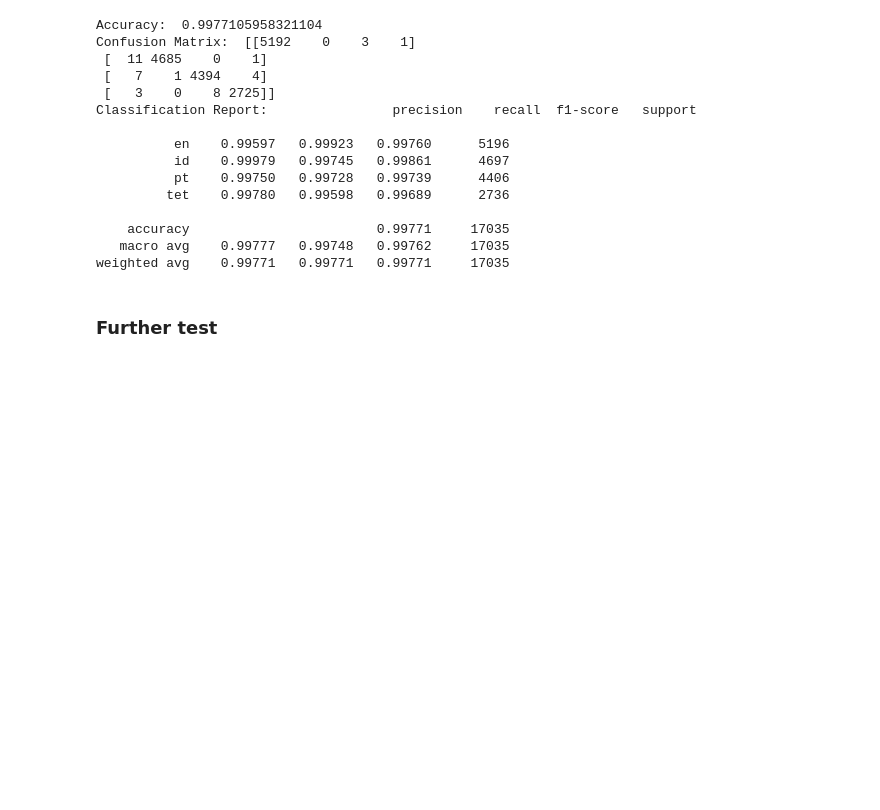
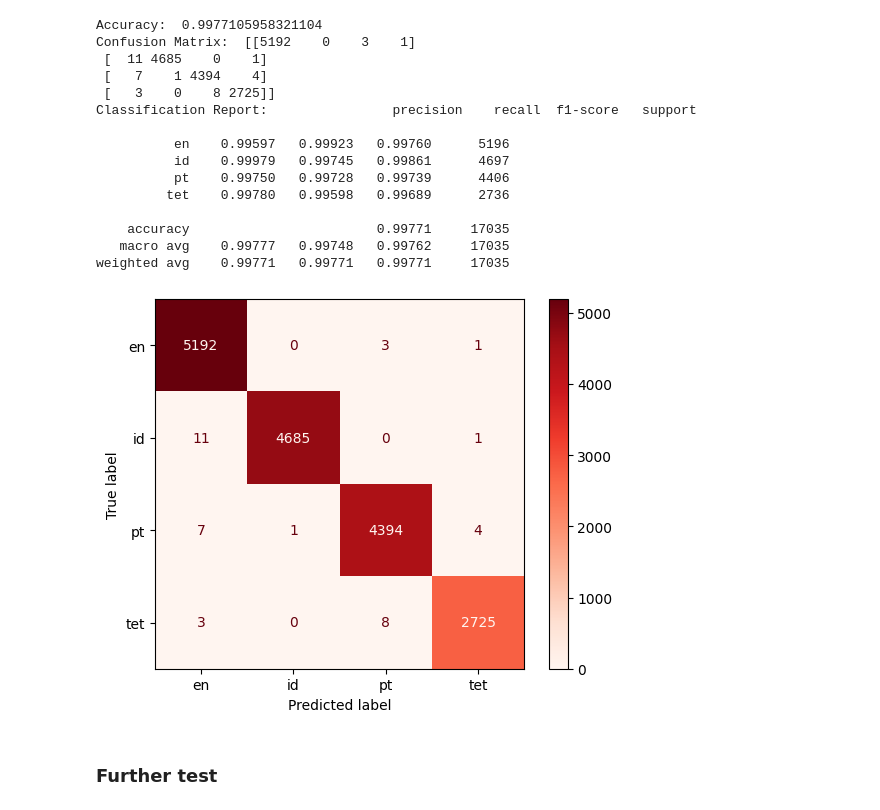
Before and after one commit to gabriel-de-jesus/tetun-lid, a Jupyter notebook: tetun-lid.ipynb, the cells around one changed output. Drawn from its saved outputs; the diff is of its cells as text; code cells hidden in the pictures; blank space fills up the shorter version.

```diff
--- a/tetun-lid.ipynb
+++ b/tetun-lid.ipynb
@@ -58,7 +58,8 @@ hafoin sosializasaun média munisípiu iha salaun administrasaun munisípiu manu
 ### Split dataset
 # %%
 # Split dataset to train, development(dev)/validation, and test sets
-X_train, y_train, X_dev, y_dev, X_test, y_test = train_models.train_dev_test_split(0.3, 0.5)
+X_train, y_train, X_dev, y_dev, X_test, y_test = train_models.train_dev_test_split(
+    0.3, 0.5)
 
 # Print the sizes of the resulting sets
 print("Train set size:", len(X_train))
@@ -100,7 +103,8 @@ Analyzer: word
 
 # Train the model.
 model = train_models.train_model(
-    TfidfVectorizer(analyzer="char_wb", ngram_range=(5, 5)), MultinomialNB(), X_train, y_train
+    TfidfVectorizer(analyzer="char_wb", ngram_range=(5, 5)
+                    ), MultinomialNB(), X_train, y_train
 )
 
 # Evaluate the model using dev set.
@@ -142,6 +146,20 @@ Classification Report:                precision    recall  f1-score   support
     accuracy                        0.99771     17035
    macro avg    0.99777   0.99748   0.99762     17035
 weighted avg    0.99771   0.99771   0.99771     17035
+# %%
+# Confusion matrix - better visualization
+from sklearn.metrics import confusion_matrix, ConfusionMatrixDisplay
+import matplotlib.pyplot as plt
+
+y_pred = model.predict(X_test)
+
+cm = confusion_matrix(y_test, y_pred, labels=model.classes_)
+disp = ConfusionMatrixDisplay(confusion_matrix=cm,
+                              display_labels=model.classes_)
+disp.plot(cmap='Reds')
+plt.show()
+# %% [output]
+[figure, added]
 # %% [markdown]
 ### Further test
 # %%
```
Also changed, not shown: parts of 2 cells of this notebook, 20 other files.
